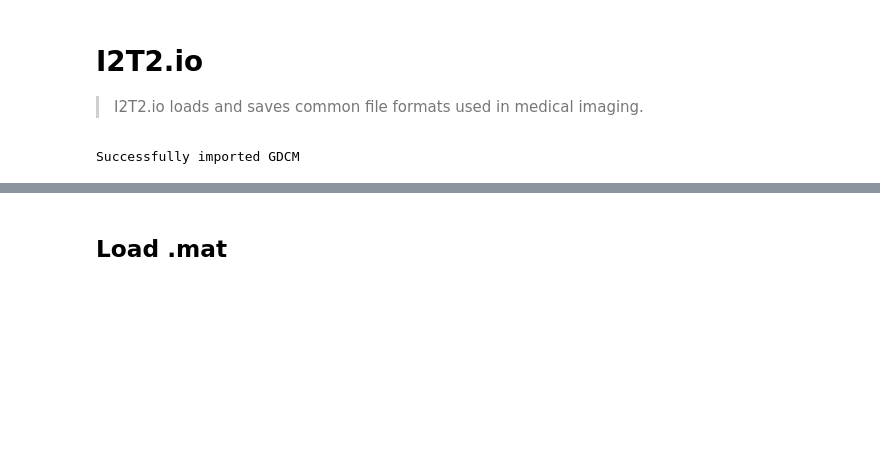
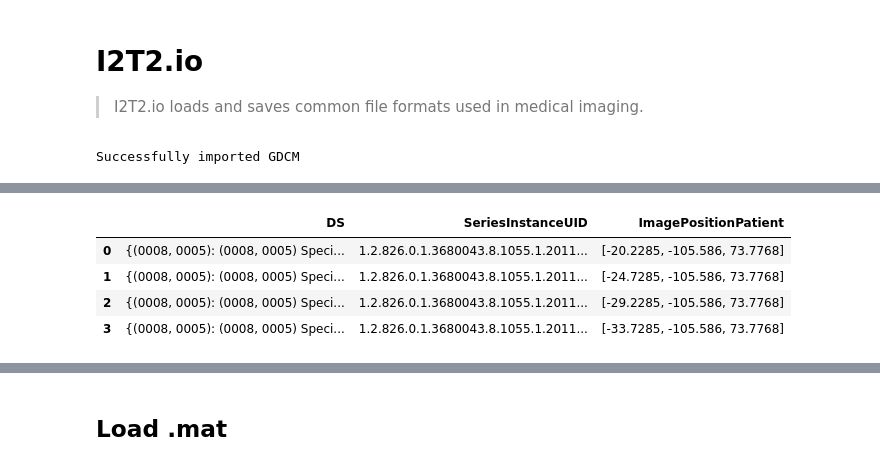
Before and after one commit to UCSF-intelligent-imaging/I2T2, a Jupyter notebook: nbs/00_io.ipynb, the cells around one changed output, grey strips where cells are left out. Saved outputs shown, nothing was run; the diff lists cells and outputs as text; code cells hidden in the pictures; blank space fills up the shorter version.

```diff
--- a/nbs/00_io.ipynb
+++ b/nbs/00_io.ipynb
@@ -107,0 +151,11 @@ except:
+# %%
+data_path = '../data/knee'
+dcm_df = dicom_dataframe(path_to_dicom_dir=data_path, dicom_extension='dcm')
+
+dcm_df.dataframe.head(4)
+# %% [output]
+|  | DS | SeriesInstanceUID | ImagePositionPatient |
+| 0 | {(0008, 0005): (0008, 0005) Speci... | 1.2.826.0.1.3680043.8.1055.1.2011... | [-20.2285, -105.586, 73.7768] |
+| 1 | {(0008, 0005): (0008, 0005) Speci... | 1.2.826.0.1.3680043.8.1055.1.2011... | [-24.7285, -105.586, 73.7768] |
+| 2 | {(0008, 0005): (0008, 0005) Speci... | 1.2.826.0.1.3680043.8.1055.1.2011... | [-29.2285, -105.586, 73.7768] |
+| 3 | {(0008, 0005): (0008, 0005) Speci... | 1.2.826.0.1.3680043.8.1055.1.2011... | [-33.7285, -105.586, 73.7768] |
```
Also changed, not shown: parts of 15 cells of this notebook, 6 other files.
